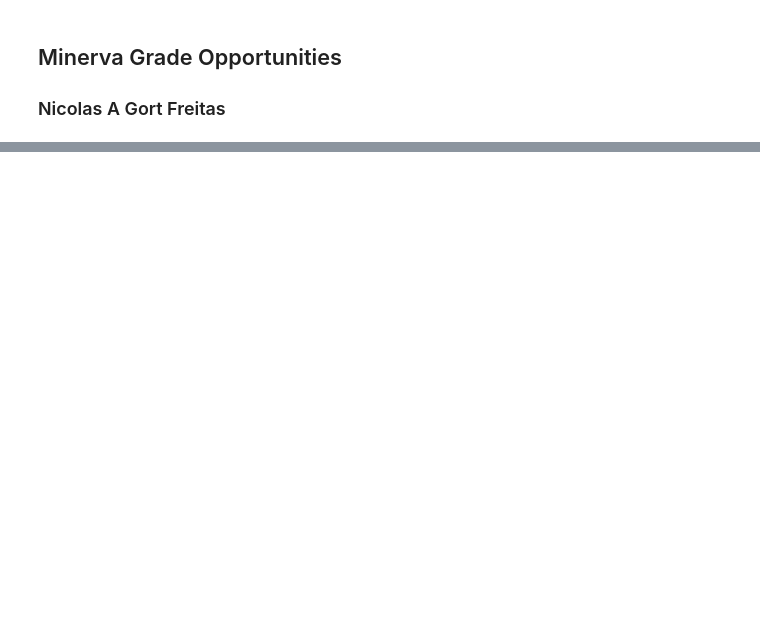
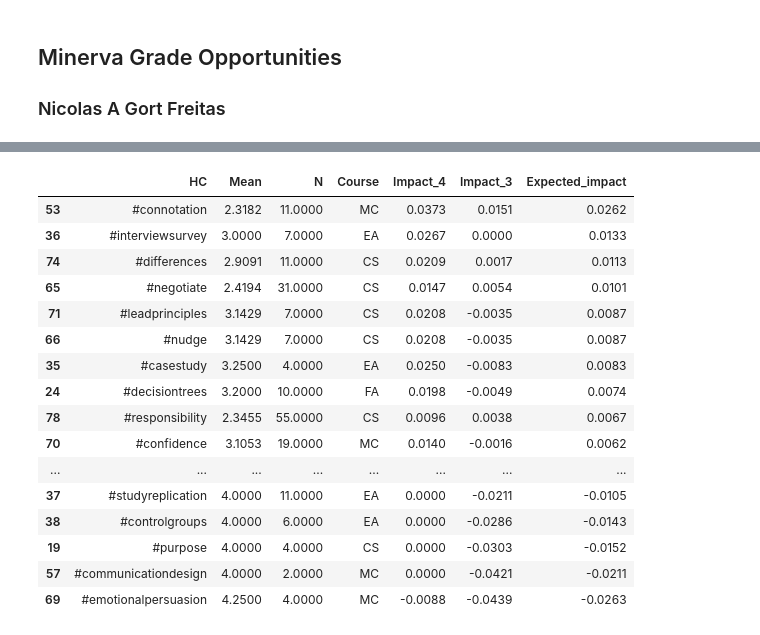
Before and after one commit to Ngort/minervago, a Jupyter notebook: Minerva Grade Opportunities.ipynb, the cells around one changed output, grey strips where cells are left out. Drawn from its saved outputs; the diff is of its cells as text; code cells hidden in the pictures; blank space fills up the shorter version.

```diff
--- a/Minerva Grade Opportunities.ipynb
+++ b/Minerva Grade Opportunities.ipynb
@@ -112,11 +125,2 @@ print(time.clock() - start)
 # %%
-cournerstones = list(retrieve_parallel('hashtag','cornerstone-code',hctree))
+cornerstones = list(retrieve_parallel('hashtag','cornerstone-code',hctree))
-# %%
-hc_data = pd.DataFrame({
-'HC' : list(hc_index.values()),
-    'Mean' : means,
-    'N' : ngrades,
-    'Course' : cournerstones
-    #'potential4' : potential4,
-    #'potential3' : potential3
-})
@@ -174,0 +127,50 @@ hc_data.sort_values('Expected_impact',ascending=False)[hc_data.Course=='FA']
+# %%
+def hc_ranking(cornerstone_name = cornerstone_name):
+
+    hc_data = pd.DataFrame({
+    'HC' : list(hc_index.values()),
+        'Mean' : means,
+        'N' : ngrades,
+        'Course' : cornerstones
+    })
+
+    scores = hc_data.loc[:,['Mean','Course']].groupby('Course').agg({np.mean,lambda x: len(x[x > 0])})
+
+    if scores.iloc[0,0]<=5.0:
+        scores.columns = ['Mean','HC_count']
+    else:
+        scores.columns = ['HC_count','Mean']
+    scores
+
+    joint = hc_data.join(scores,on='Course',rsuffix='_course')
+
+    #example: What HCs are most convenient to tag to improve my score in FA?
+
+    hc_data['Impact_4']=joint.apply(impact4,axis=1)
+    hc_data['Impact_3']=joint.apply(impact3,axis=1)
+    hc_data['Expected_impact']=joint.apply(expected_impact,axis=1)
+
+    if cornerstone_name:
+        return hc_data.sort_values('Expected_impact',ascending=False)[hc_data.Course==cornerstone_name]
+    else:
+        return hc_data.sort_values('Expected_impact',ascending=False)
+# %%
+hc_ranking()
+# %% [output]
+|  | HC | Mean | N | Course | Impact_4 | Impact_3 | Expected_impact |
+| 53 | #connotation | 2.3182 | 11.0000 | MC | 0.0373 | 0.0151 | 0.0262 |
+| 36 | #interviewsurvey | 3.0000 | 7.0000 | EA | 0.0267 | 0.0000 | 0.0133 |
+| 74 | #differences | 2.9091 | 11.0000 | CS | 0.0209 | 0.0017 | 0.0113 |
+| 65 | #negotiate | 2.4194 | 31.0000 | CS | 0.0147 | 0.0054 | 0.0101 |
+| 71 | #leadprinciples | 3.1429 | 7.0000 | CS | 0.0208 | -0.0035 | 0.0087 |
+| 66 | #nudge | 3.1429 | 7.0000 | CS | 0.0208 | -0.0035 | 0.0087 |
+| 35 | #casestudy | 3.2500 | 4.0000 | EA | 0.0250 | -0.0083 | 0.0083 |
+| 24 | #decisiontrees | 3.2000 | 10.0000 | FA | 0.0198 | -0.0049 | 0.0074 |
+| 78 | #responsibility | 2.3455 | 55.0000 | CS | 0.0096 | 0.0038 | 0.0067 |
+| 70 | #confidence | 3.1053 | 19.0000 | MC | 0.0140 | -0.0016 | 0.0062 |
+| ... | ... | ... | ... | ... | ... | ... | ... |
+| 37 | #studyreplication | 4.0000 | 11.0000 | EA | 0.0000 | -0.0211 | -0.0105 |
+| 38 | #controlgroups | 4.0000 | 6.0000 | EA | 0.0000 | -0.0286 | -0.0143 |
+| 19 | #purpose | 4.0000 | 4.0000 | CS | 0.0000 | -0.0303 | -0.0152 |
+| 57 | #communicationdesign | 4.0000 | 2.0000 | MC | 0.0000 | -0.0421 | -0.0211 |
+| 69 | #emotionalpersuasion | 4.2500 | 4.0000 | MC | -0.0088 | -0.0439 | -0.0263 |
```
Also changed, not shown: parts of 15 cells of this notebook.
